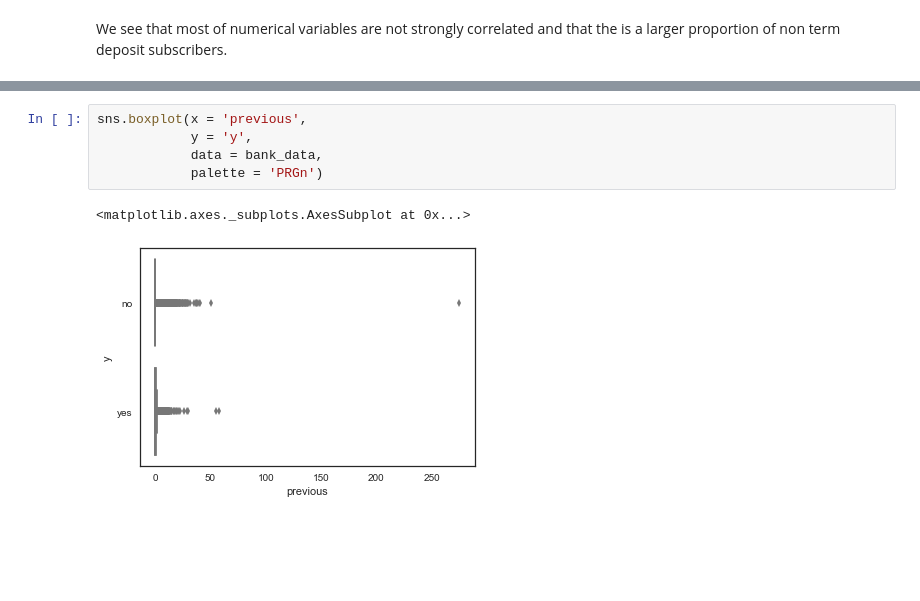
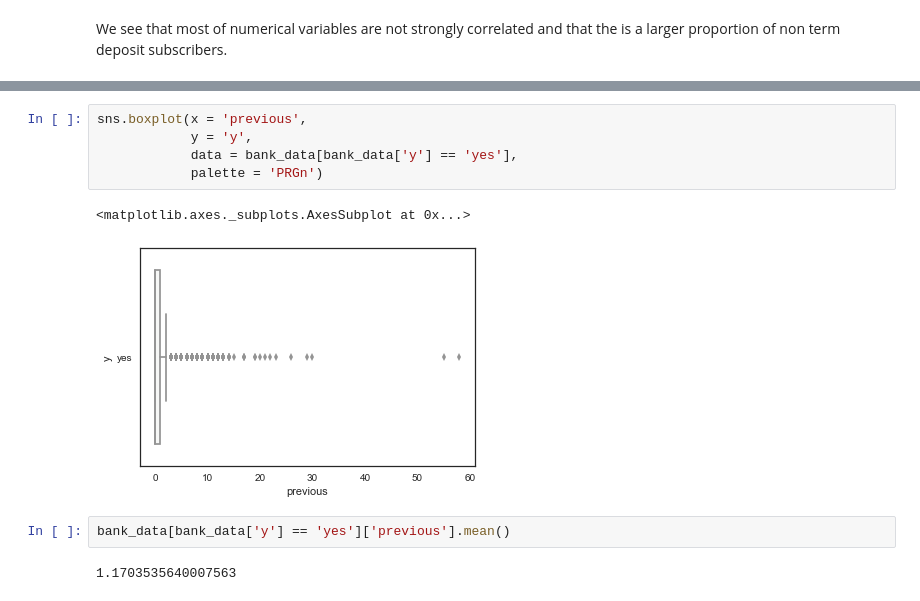
Before and after one commit to brunofbessa/bank_data_analysis, a Jupyter notebook: Bank Marketing Data Analysis.ipynb, the cells around one changed output, grey strips where cells are left out. Cells and saved outputs as stored; diff of their text form; blank space fills up the shorter version.

```diff
--- a/Bank Marketing Data Analysis.ipynb
+++ b/Bank Marketing Data Analysis.ipynb
@@ -82,8 +97,12 @@ SyntaxError: invalid syntax (<ipython-input-17-47bed9d22b4b>, line 4)
 # %%
 sns.boxplot(x = 'previous',
             y = 'y',
-            data = bank_data,
+            data = bank_data[bank_data['y'] == 'yes'],
             palette = 'PRGn')
 # %% [output]
 <matplotlib.axes._subplots.AxesSubplot at 0x...>
-[figure, old version]
+[figure, new version]
+# %%
+bank_data[bank_data['y'] == 'yes']['previous'].mean()
+# %% [output]
+1.1703535640007563
```
Also changed, not shown: parts of 7 cells of this notebook.
